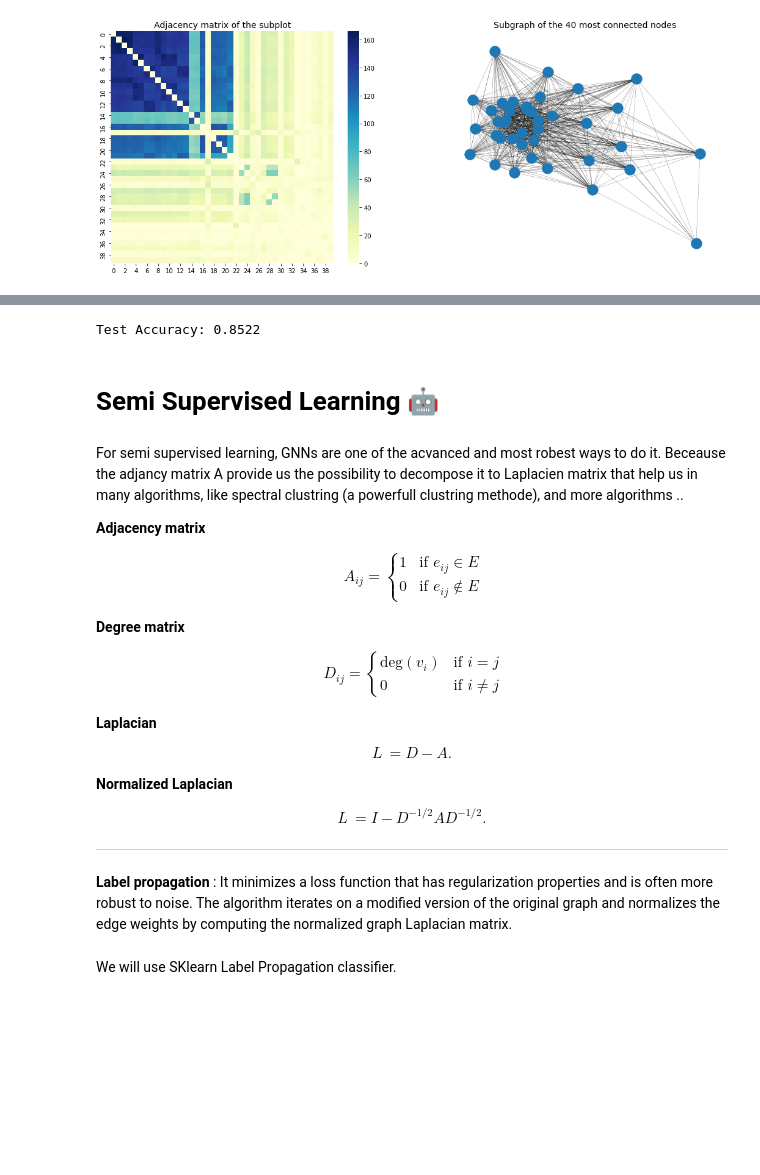
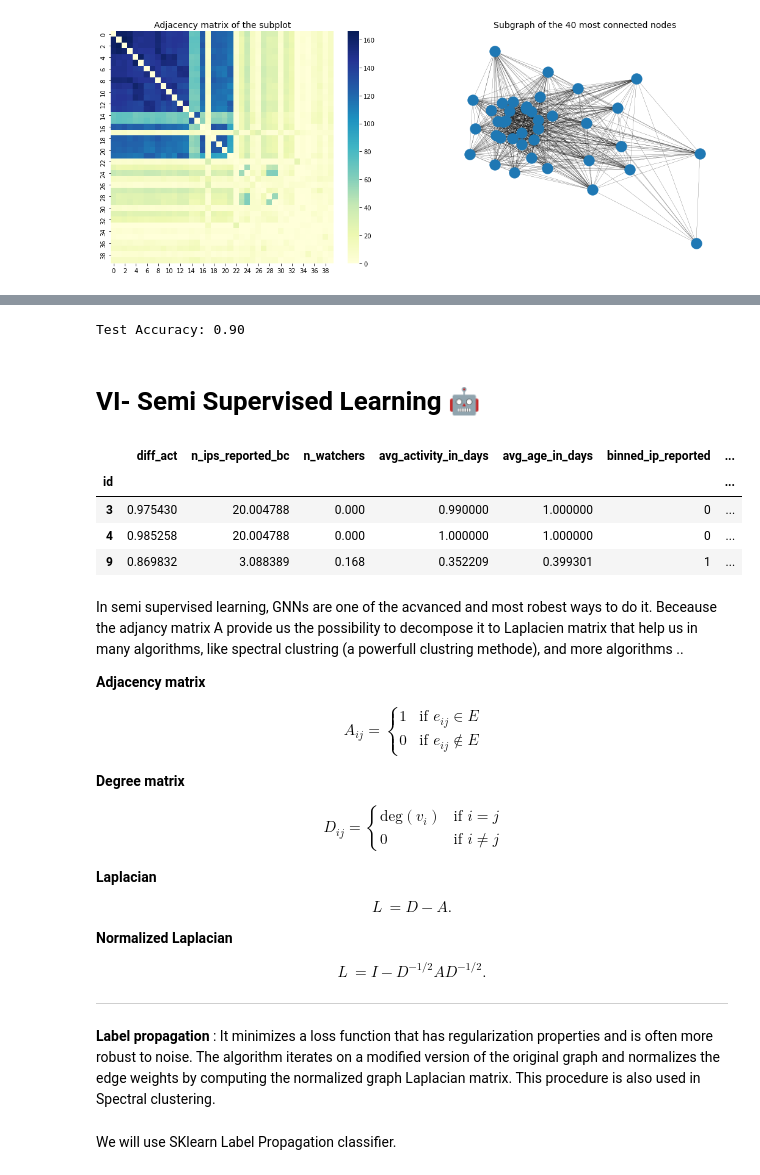
Before and after one commit to ramyh08/CrowdSec_CS_GCNs_semi_supervised, a Jupyter notebook: main.ipynb, the cells around one changed output, grey strips where cells are left out. Saved outputs shown, nothing was run; the diff lists cells and outputs as text; code cells hidden in the pictures; blank space fills up the shorter version.

```diff
--- a/main.ipynb
+++ b/main.ipynb
@@ -147,5 +198,5 @@ plt.show()
 # %%
-ips_reported =df['n_ips_reported']
+ips_reported =df['n_ips_reported_bc']
 
 min=int(np.min(ips_reported))
 max=int(np.max(ips_reported))
@@ -161,12 +212,6 @@ df['binned_ip_reported'] = pd.factorize(df['binned_ip_reported'])[0]
 df.binned_ip_reported.dtype
 # %% [output]
 dtype('int64')
-# %%
-#AS_score
-minmaxscaler = MinMaxScaler(feature_range=(0, 10))
-
-_ = df['n_ips_reported'].values.reshape(-1, 1)
-df['as_score'] = minmaxscaler.fit_transform(_)
 # %% [markdown]
 * Add a column that holds the number of watchers that reported each IP
 # %%
@@ -512,17 +557,33 @@ pred = out.argmax(dim=1)
 test_correct = pred[gdf.test_mask.flatten()] == gdf.y[gdf.test_mask]
 test_acc = int(test_correct.sum()) / int(gdf.test_mask.sum())
 
-print(f'Test Accuracy: {test_acc:.4f}')
+print(f'Test Accuracy: {test_acc:.2f}')
 # %% [output]
-Test Accuracy: 0.8522
+Test Accuracy: 0.90
 # %% [markdown]
-# **Semi Supervised Learning** 🤖
+# **VI- Semi Supervised Learning** 🤖
+# %%
+df = df.reset_index()
 # %%
+#Extracting relevent features
 df = df.set_index('id')
-data = df[["diff_act","as_score","n_watchers","avg_activity_in_days","avg_age_in_days","binned_ip_reported"]]
+data = df[["diff_act","attack_type","n_ips_reported_bc","n_watchers","avg_activity_in_days","avg_age_in_days","binned_ip_reported"]]
+
+#One Hot encoding for attack type
+attack_type_encoded = pd.get_dummies(data['attack_type'])
+data = data.drop('attack_type',axis=1)
+data = pd.concat([data, attack_type_encoded], axis=1)
 
 #Mapping the entire dataframe, putting -1 to the unlabeled data
 labels = df['is_validated'].replace({True:1,False:0,np.nan:-1})
+# %%
+data.head(3)
+# %% [output]
+|  | diff_act | n_ips_reported_bc | n_watchers | avg_activity_in_days | avg_age_in_days | binned_ip_reported | ... |
+| id |  |  |  |  |  |  | ... |
+| 3 | 0.975430 | 20.004788 | 0.000 | 0.990000 | 1.000000 | 0 | ... |
+| 4 | 0.985258 | 20.004788 | 0.000 | 1.000000 | 1.000000 | 0 | ... |
+| 9 | 0.869832 | 3.088389 | 0.168 | 0.352209 | 0.399301 | 1 | ... |
 # %%
 #Exporting data
 data.to_csv('data/output/prepared_data.csv')
@@ -534,7 +595,7 @@ X = X.to_numpy()
 y = pd.read_csv('data/output/labels.csv')
 y = y['is_validated']
 # %% [markdown]
-For semi supervised learning, GNNs are one of the acvanced and most robest ways to do it. Beceause the adjancy matrix A provide us the possibility to decompose it to Laplacien matrix that help us in many algorithms, like spectral clustring (a powerfull clustring methode), and more algorithms ..
+In semi supervised learning, GNNs are one of the acvanced and most robest ways to do it. Beceause the adjancy matrix A provide us the possibility to decompose it to Laplacien matrix that help us in many algorithms, like spectral clustring (a powerfull clustring methode), and more algorithms ..
 
 **Adjacency matrix**
 \begin{align*}
@@ -570,7 +631,7 @@ L &= I - D^{-1/2} A D^{-1/2}.
 
 ___
 
-**Label propagation** : It minimizes a loss function that has regularization properties and is often more robust to noise. The algorithm iterates on a modified version of the original graph and normalizes the edge weights by computing the normalized graph Laplacian matrix.
+**Label propagation** : It minimizes a loss function that has regularization properties and is often more robust to noise. The algorithm iterates on a modified version of the original graph and normalizes the edge weights by computing the normalized graph Laplacian matrix. This procedure is also used in Spectral clustering.
 # %% [markdown]
 We will use SKlearn Label Propagation classifier.
 # %%
```
Also changed, not shown: parts of 34 cells of this notebook, 2 other files.
